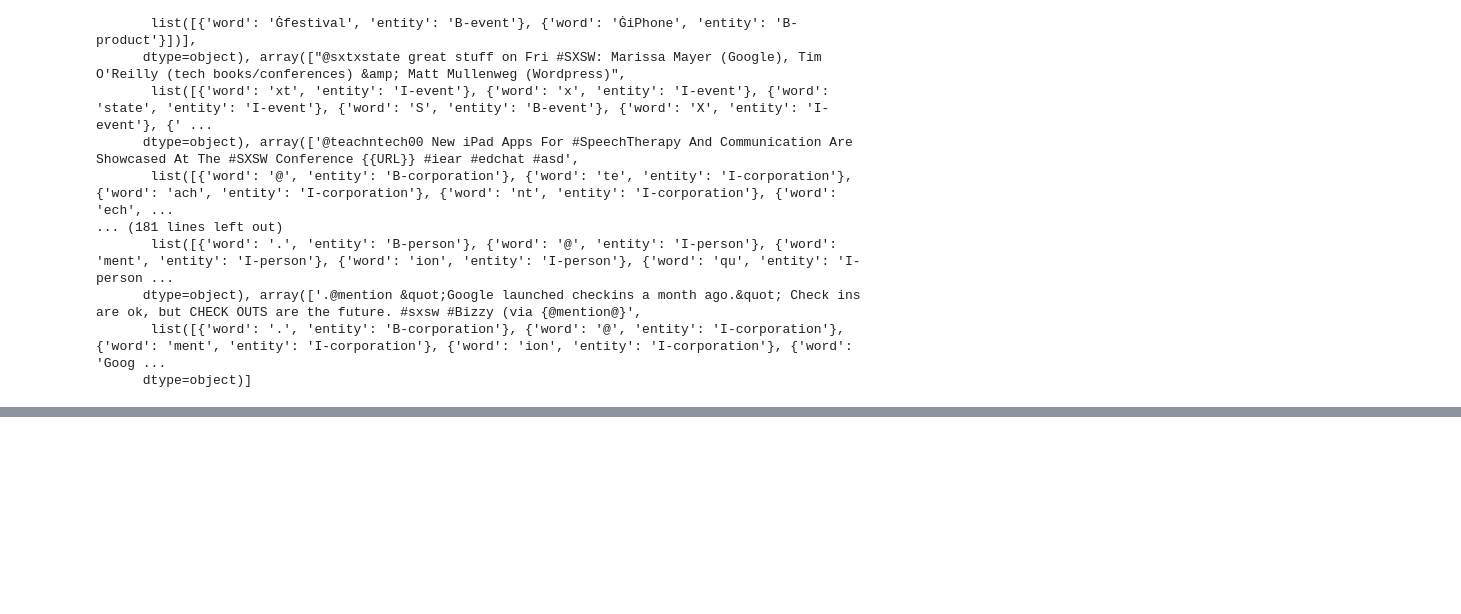
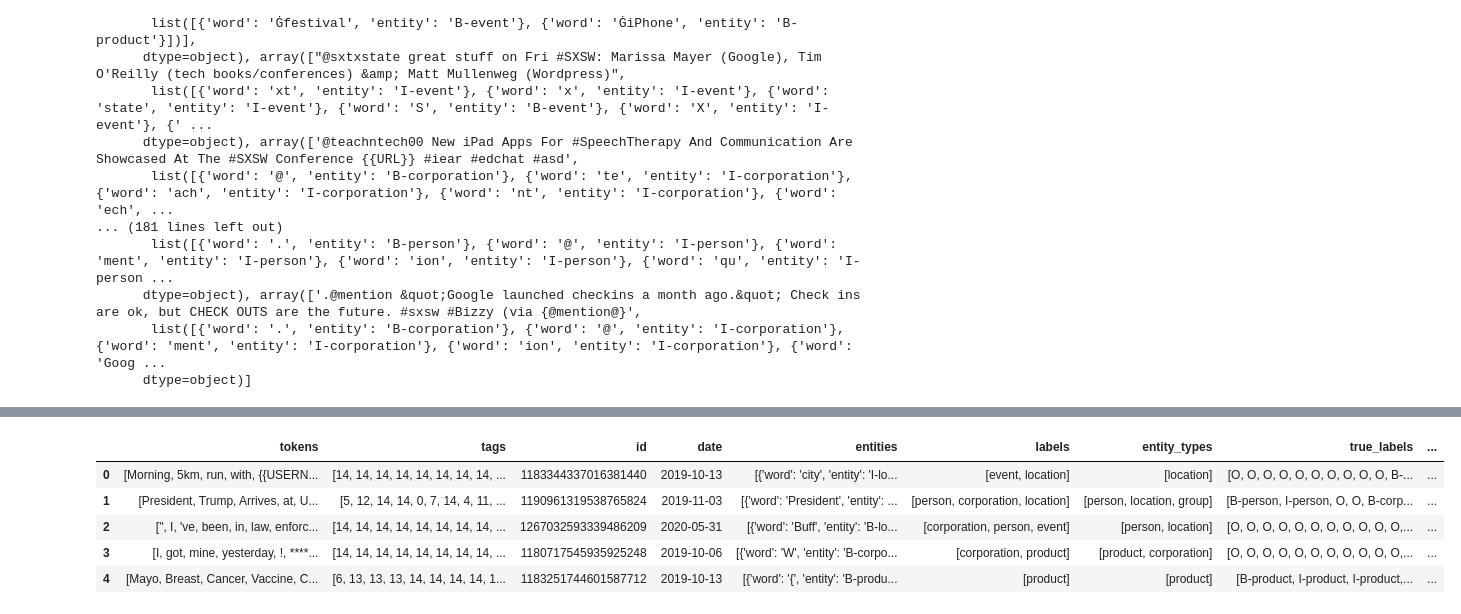
Before and after one commit to GeorgH02/thesis-code-3, a Jupyter notebook: NER_deep_learning.ipynb, the cells around one changed output, grey strips where cells are left out. Saved outputs shown, nothing was run; the diff lists cells and outputs as text; code cells hidden in the pictures; blank space fills up the shorter version.

Commit message:
NER result processing and evaluation

```diff
--- a/NER_deep_learning.ipynb
+++ b/NER_deep_learning.ipynb
@@ -280,7 +275,7 @@ label
 # %%
 args = NERArgs()
 # epochs = times the training data is ran through the network
-args.num_train_epochs = 3
+args.num_train_epochs = 2
 args.learning_rate = 1e-4
 args.overwrite_output_dir = True
 args.train_batch_size = 32
@@ -451,0 +455,38 @@ df_brd_sa.to_csv("./data after NER.csv")
+# %%
+# converting the tags-column to a label-column to be comparable with the model-output
+
+entity_dict = {
+    0: "B-corporation",
+    1: "B-creative_work",
+    2: "B-event",
+    3: "B-group",
+    4: "B-location",
+    5: "B-person",
+    6: "B-product",
+    7: "I-corporation",
+    8: "I-creative_work",
+    9: "I-event",
+    10: "I-group",
+    11: "I-location",
+    12: "I-person",
+    13: "I-product",
+    14: "O"
+}
+
+def tags_to_labels(col):
+    result = []
+    for i in col:
+        label = entity_dict[i]
+        result.append(label)
+
+    return result
+
+tweetner7_train["true_labels"] = tweetner7_train["tags"].apply(tags_to_labels)
+tweetner7_train.head()
+# %% [output]
+|  | tokens | tags | id | date | entities | labels | entity_types | true_labels | ... |
+| 0 | [Morning, 5km, run, with, {{USERN... | [14, 14, 14, 14, 14, 14, 14, 14, ... | 1183344337016381440 | 2019-10-13 | [{'word': 'city', 'entity': 'I-lo... | [event, location] | [location] | [O, O, O, O, O, O, O, O, O, O, B-... | ... |
+| 1 | [President, Trump, Arrives, at, U... | [5, 12, 14, 14, 0, 7, 14, 4, 11, ... | 1190961319538765824 | 2019-11-03 | [{'word': 'President', 'entity': ... | [person, corporation, location] | [person, location, group] | [B-person, I-person, O, O, B-corp... | ... |
+| 2 | [", I, 've, been, in, law, enforc... | [14, 14, 14, 14, 14, 14, 14, 14, ... | 1267032593339486209 | 2020-05-31 | [{'word': 'Buff', 'entity': 'B-lo... | [corporation, person, event] | [person, location] | [O, O, O, O, O, O, O, O, O, O, O,... | ... |
+| 3 | [I, got, mine, yesterday, !, ****... | [14, 14, 14, 14, 14, 14, 14, 14, ... | 1180717545935925248 | 2019-10-06 | [{'word': 'W', 'entity': 'B-corpo... | [corporation, product] | [product, corporation] | [O, O, O, O, O, O, O, O, O, O, O,... | ... |
+| 4 | [Mayo, Breast, Cancer, Vaccine, C... | [6, 13, 13, 13, 14, 14, 14, 14, 1... | 1183251744601587712 | 2019-10-13 | [{'word': '{', 'entity': 'B-produ... | [product] | [product] | [B-product, I-product, I-product,... | ... |
```
Also changed, not shown: parts of 16 cells of this notebook, 2 other files.
